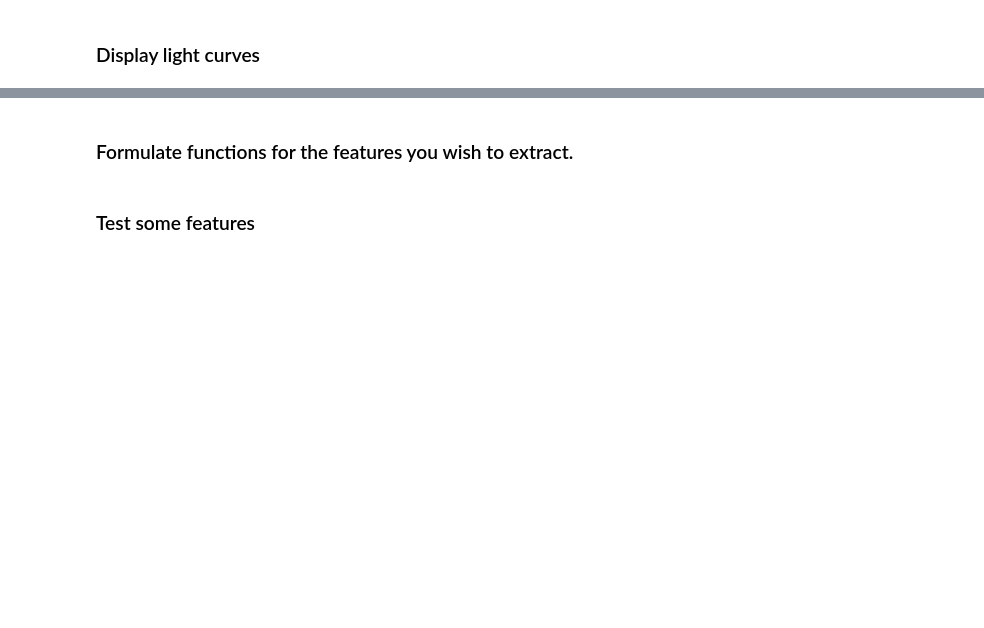
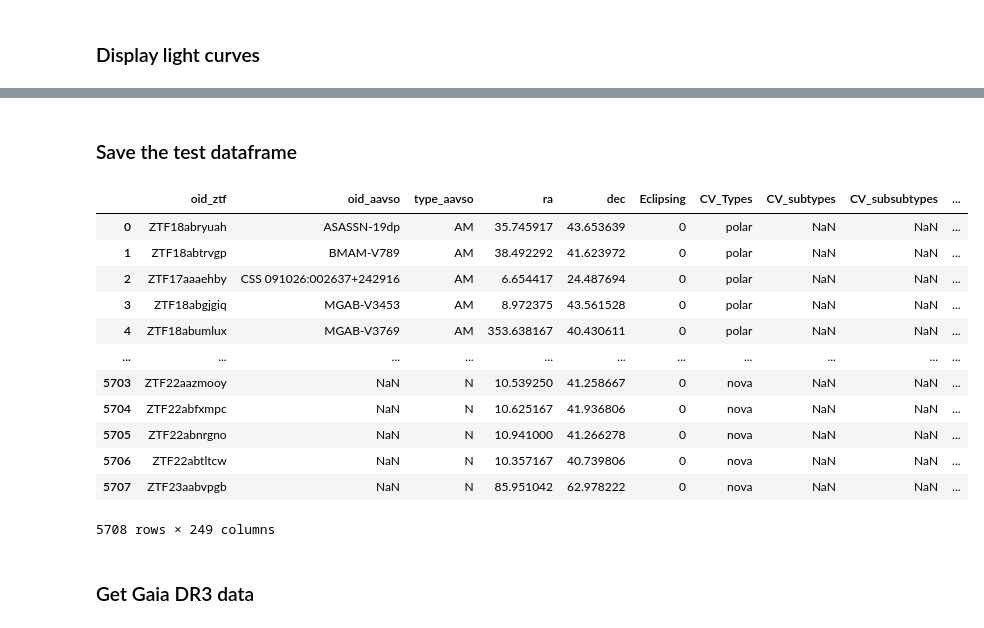
Before and after one commit to dharmesh1007/ZTF_code, a Jupyter notebook: source/3_feature_testing.ipynb, the cells around one changed output, grey strips where cells are left out. Cells and saved outputs as stored; diff of their text form; code cells hidden in the pictures; blank space fills up the shorter version.

```diff
--- a/source/3_feature_testing.ipynb
+++ b/source/3_feature_testing.ipynb
@@ -92,0 +94,29 @@ Lasair apparent magnitude
+# %%
+from scipy.signal import find_peaks
+from scipy.stats import linregress
+import numpy as np
+
+objlist = ['ZTF18aanwrti','ZTF18abmaqoi','ZTF18aabfcyi','ZTF18aakvuwy','ZTF18abajshu','ZTF20abgbxco','ZTF21abhrevv',
+           'ZTF18aagrgoe','ZTF18abchhxd']
+objlist = dataset['oid_ztf'].to_list()[0:10]
+feature_df = pd.DataFrame()
+for obj in objlist:
+    type = dataset[dataset['oid_ztf']==obj]['type_aavso'].iloc[0]
+    print(obj, type)
+
+    # Load and process lasair light curve
+    lc_test = load_lasair_lc(oid=obj, path=f'../lightcurves_dataset/lasair_{date}')
+    lc_appmag_test = lasair_clean(lc_test, limit=25, magerrlim=1)
+
+    # Create a copy of the light curve
+    lc = lc_appmag_test.copy()
+
+    fe = FeatureExtractor(lc=lc)
+    feets = fe.extract_feets()
+    custom = fe.extract_custom()
+
+    # Conactenate custom features to feets
+    features_single = pd.concat([feets, custom], axis=1)
+
+    # Add features to dataframe
+    feature_df = feature_df.append(features_single, ignore_index=True)
@@ -93,4 +134,29 @@ Lasair apparent magnitude
+# %% [markdown]
+### Save the test dataframe
+# %%
+# Add source data to the dataframe
+lc_features_df = pd.concat([dataset, feature_df], axis=1)
+
+# Save the dataframe
+lc_features_df.to_csv(f'../processed_data/lc_features_test.csv', index=False)
+
+# Load the dataframe
+lc_features_df = pd.read_csv(f'../processed_data/lc_features_test.csv')
+
+lc_features_df
+# %% [output]
+|  | oid_ztf | oid_aavso | type_aavso | ra | dec | Eclipsing | CV_Types | CV_subtypes | CV_subsubtypes | ... |
+| 0 | ZTF18abryuah | ASASSN-19dp | AM | 35.745917 | 43.653639 | 0 | polar | NaN | NaN | ... |
+| 1 | ZTF18abtrvgp | BMAM-V789 | AM | 38.492292 | 41.623972 | 0 | polar | NaN | NaN | ... |
+| 2 | ZTF17aaaehby | CSS 091026:002637+242916 | AM | 6.654417 | 24.487694 | 0 | polar | NaN | NaN | ... |
+| 3 | ZTF18abgjgiq | MGAB-V3453 | AM | 8.972375 | 43.561528 | 0 | polar | NaN | NaN | ... |
+| 4 | ZTF18abumlux | MGAB-V3769 | AM | 353.638167 | 40.430611 | 0 | polar | NaN | NaN | ... |
+| ... | ... | ... | ... | ... | ... | ... | ... | ... | ... | ... |
+| 5703 | ZTF22aazmooy | NaN | N | 10.539250 | 41.258667 | 0 | nova | NaN | NaN | ... |
+| 5704 | ZTF22abfxmpc | NaN | N | 10.625167 | 41.936806 | 0 | nova | NaN | NaN | ... |
+| 5705 | ZTF22abnrgno | NaN | N | 10.941000 | 41.266278 | 0 | nova | NaN | NaN | ... |
+| 5706 | ZTF22abtltcw | NaN | N | 10.357167 | 40.739806 | 0 | nova | NaN | NaN | ... |
+| 5707 | ZTF23aabvpgb | NaN | N | 85.951042 | 62.978222 | 0 | nova | NaN | NaN | ... |
+5708 rows × 249 columns
 # %% [markdown]
-### Formulate functions for the features you wish to extract.
+### Get Gaia DR3 data
-# %% [markdown]
-### Test some features
```
Also changed, not shown: parts of 16 cells of this notebook, 7 other files.
